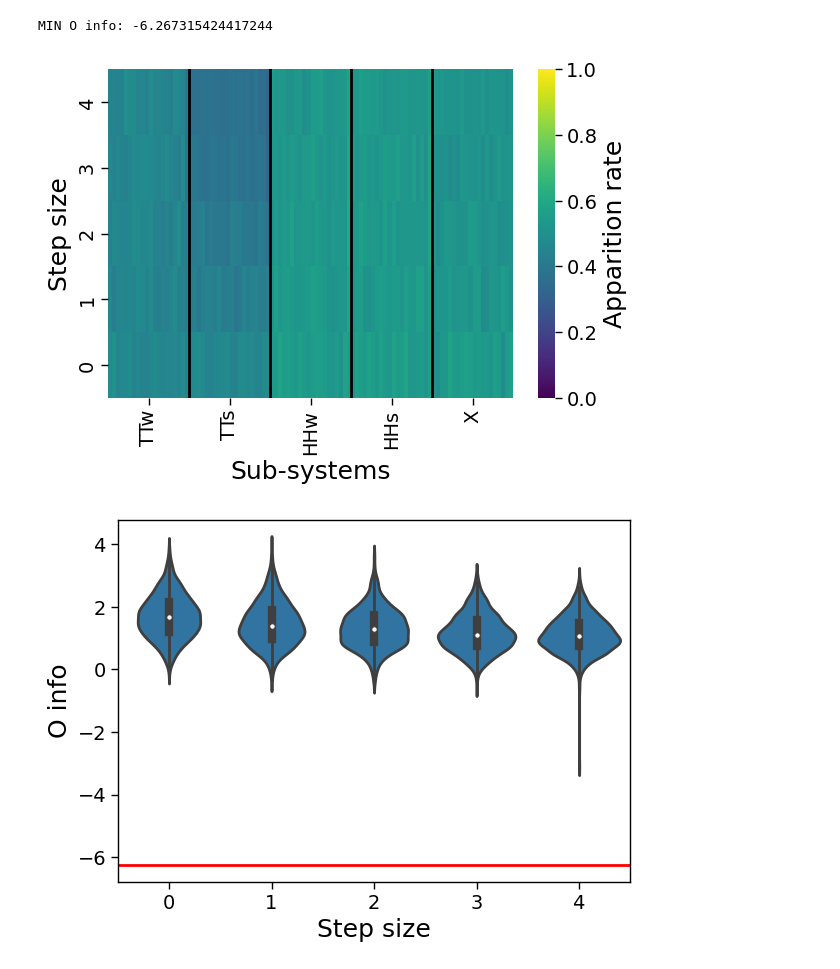
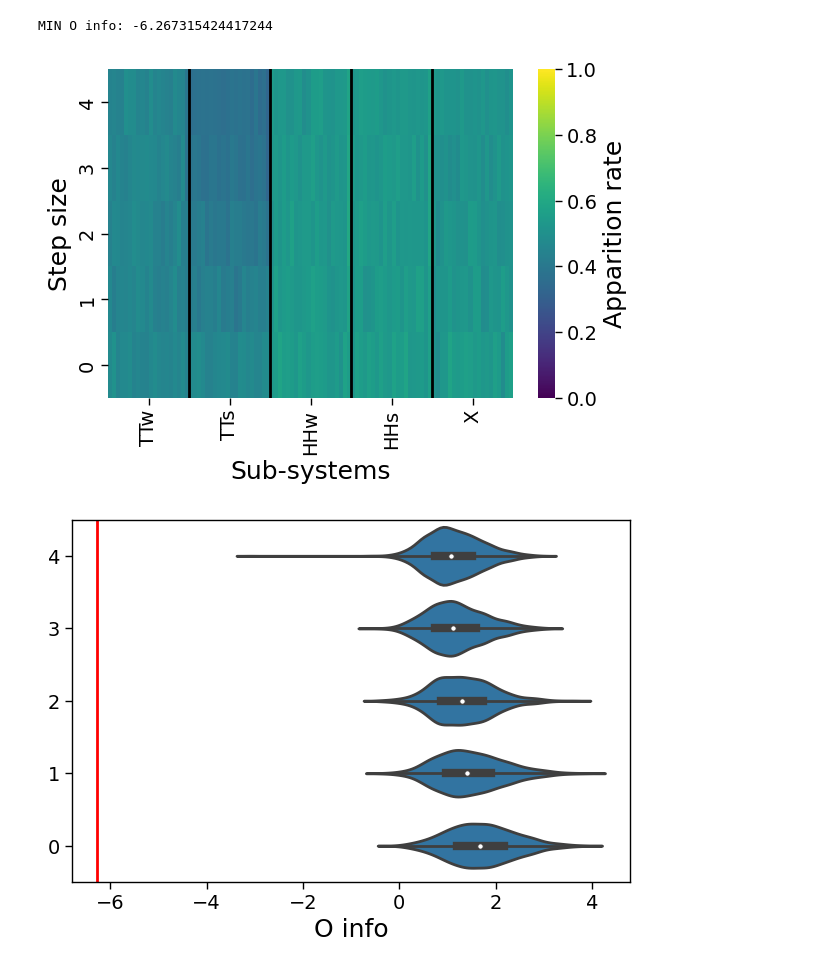
Before and after one commit to Laouen/Oinformation, a Jupyter notebook: analysis/fig6_simulated_annealing_multi_order_100.ipynb, the cells around one changed output. Drawn from its saved outputs; the diff is of its cells as text; code cells hidden in the pictures.

```diff
--- a/analysis/fig6_simulated_annealing_multi_order_100.ipynb
+++ b/analysis/fig6_simulated_annealing_multi_order_100.ipynb
@@ -75,35 +75,42 @@ ax.set_xticklabels(['TTw', 'TTs', 'HHw', 'HHs', 'X'])
 ax.set_ylabel('Step size')
 ax.set_xlabel('Sub-systems')
 
 # set colorbar label
 cbar = ax.collections[0].colorbar
 cbar.set_label('Apparition rate')
 
 plt.tight_layout()
 plt.savefig(f'./figures/simulated_annealing/best_solutions.pdf', format='pdf')
 plt.show()
 
 # plot the o info distribution using a violin plot
 df_oinfos = []
 for step_size, oinfo in enumerate(best_oinfos):
     df = pd.DataFrame(oinfo, columns=['O info'])
     df['Step size'] = step_size
     df_oinfos.append(df)
 
 df_oinfos = pd.concat(df_oinfos)
 
 color = sns.color_palette()[0]
-ax = sns.violinplot(data=df_oinfos, x='Step size', y='O info', color=color)
+ax = sns.violinplot(
+    data=df_oinfos,
+    x='O info',
+    y='Step size',
+    color=color,
+    order=[4, 3, 2, 1, 0],
+    orient='h'
+)
 
 # print optimal O info (min O info)
-ax.axhline(min_o, color='red')
+ax.axvline(min_o, color='red')
 
-ax.set_xlabel('Step size')
-ax.set_ylabel('O info')
+ax.set_xlabel('O info')
+ax.set_ylabel('')
 
 plt.tight_layout()
 plt.savefig(f'./figures/simulated_annealing/best_oinfos_dists.pdf', format='pdf')
 plt.show()
 # %% [output]
 [figure]
-[figure, old version]
+[figure, new version]
```
Also changed, not shown: 10 other files.
